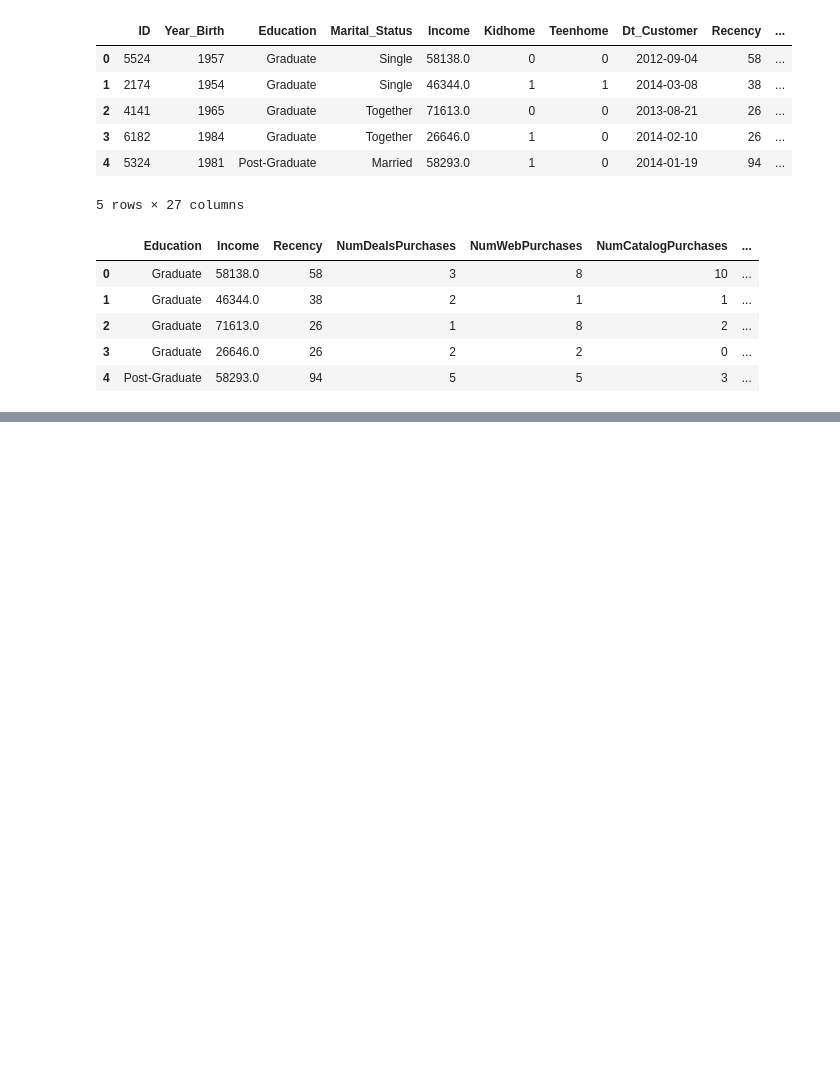
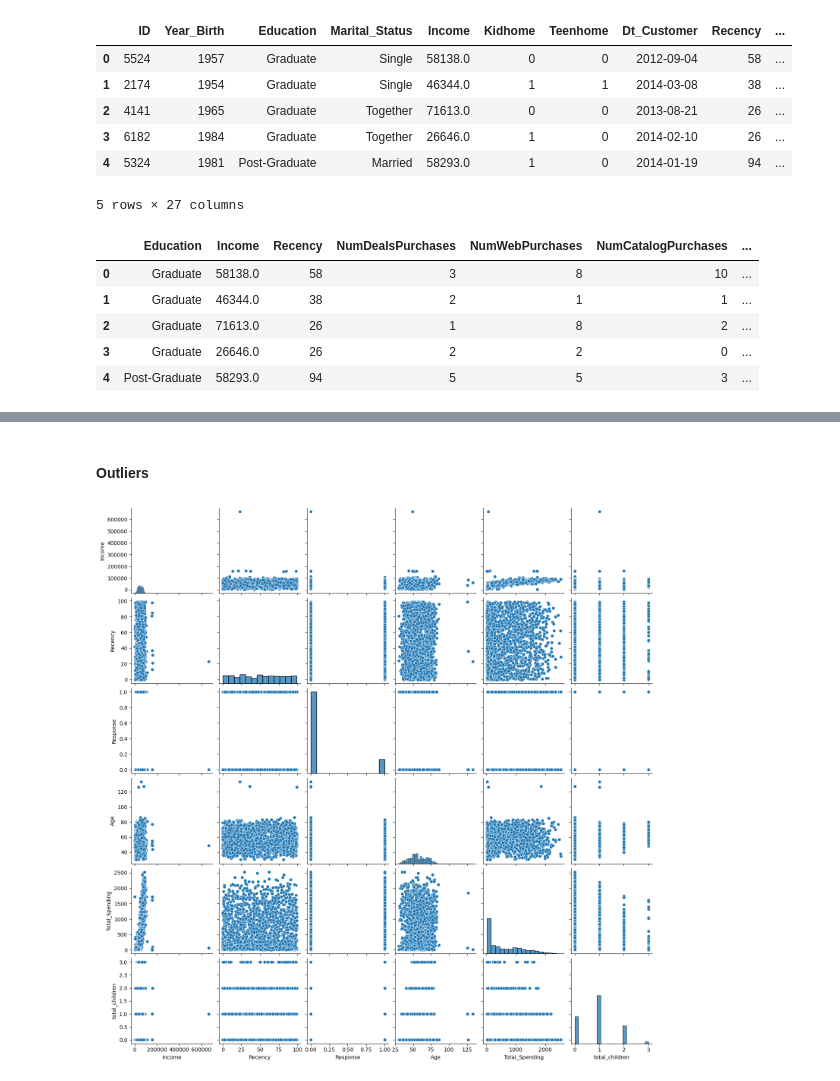
Before and after one commit to dilliram-code/Smart-cart-clustering-system, a Jupyter notebook: Data_cleaning/smart_cart_clustering.ipynb, the cells around one changed output, grey strips where cells are left out. Saved outputs shown, nothing was run; the diff lists cells and outputs as text; code cells hidden in the pictures; blank space fills up the shorter version.

Commit message:
plot a pairplot for analysis of different cols

```diff
--- a/Data_cleaning/smart_cart_clustering.ipynb
+++ b/Data_cleaning/smart_cart_clustering.ipynb
@@ -299,0 +316,10 @@ df.head()
+# %% [markdown]
+#### Outliers
+# %%
+cols = ['Income', 'Recency', 'Response',
+        'Age', 'Total_Spending', 'total_children']
+
+sns.pairplot(df[cols])
+plt.show()
+# %% [output]
+[figure, added]
```
Also changed, not shown: parts of 3 cells of this notebook.
